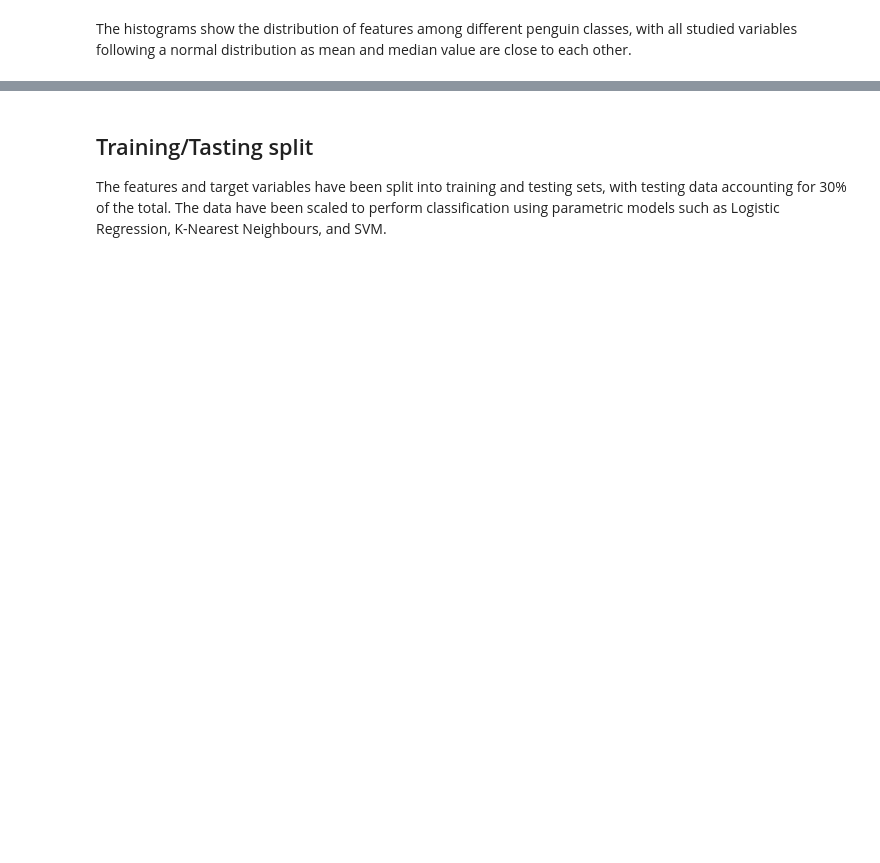
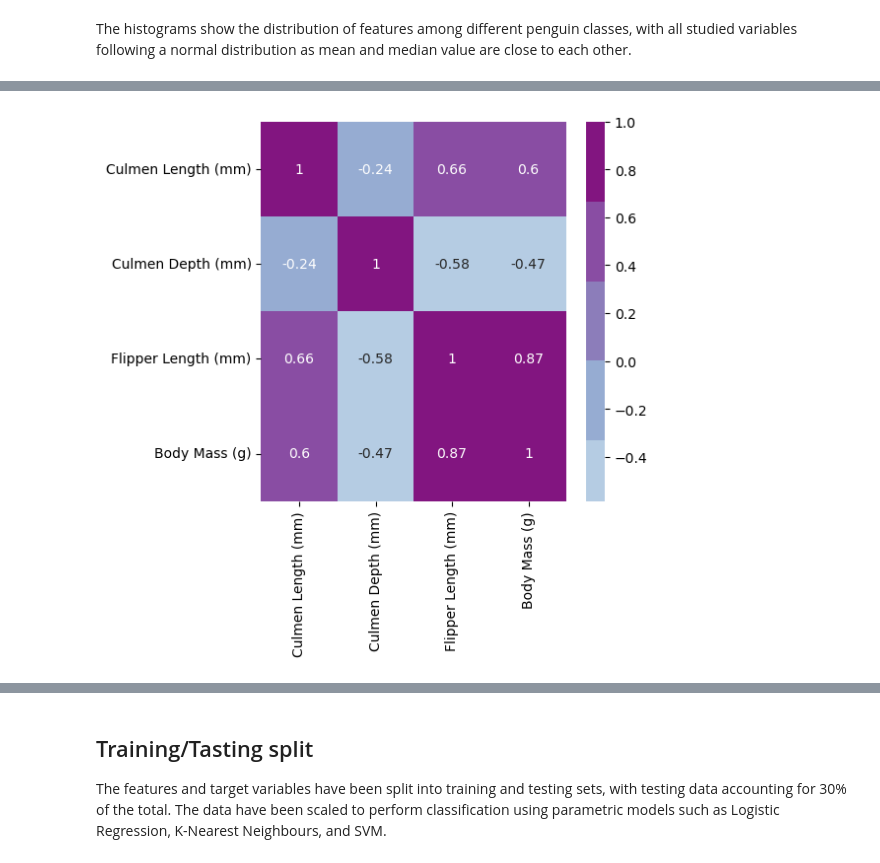
Before and after one commit to ania293/Classification_penguins, a Jupyter notebook: penguins.ipynb, the cells around one changed output, grey strips where cells are left out. Drawn from its saved outputs; the diff is of its cells as text; code cells hidden in the pictures; blank space fills up the shorter version.

```diff
--- a/penguins.ipynb
+++ b/penguins.ipynb
@@ -124,0 +160,11 @@ plt.show()
+# %%
+# Plot correlation heatmap
+plt.figure(figsize=(5, 5))
+ax = sns.heatmap(df[num_features].corr(),
+                 xticklabels=df[num_features].corr().columns,
+                 yticklabels=df[num_features].corr().columns,
+                 cmap=sns.color_palette(palette='BuPu'),
+                 center=0,
+                 annot=True)
+# %% [output]
+[figure, added]
```
Also changed, not shown: parts of 46 cells of this notebook, 2 other files.
